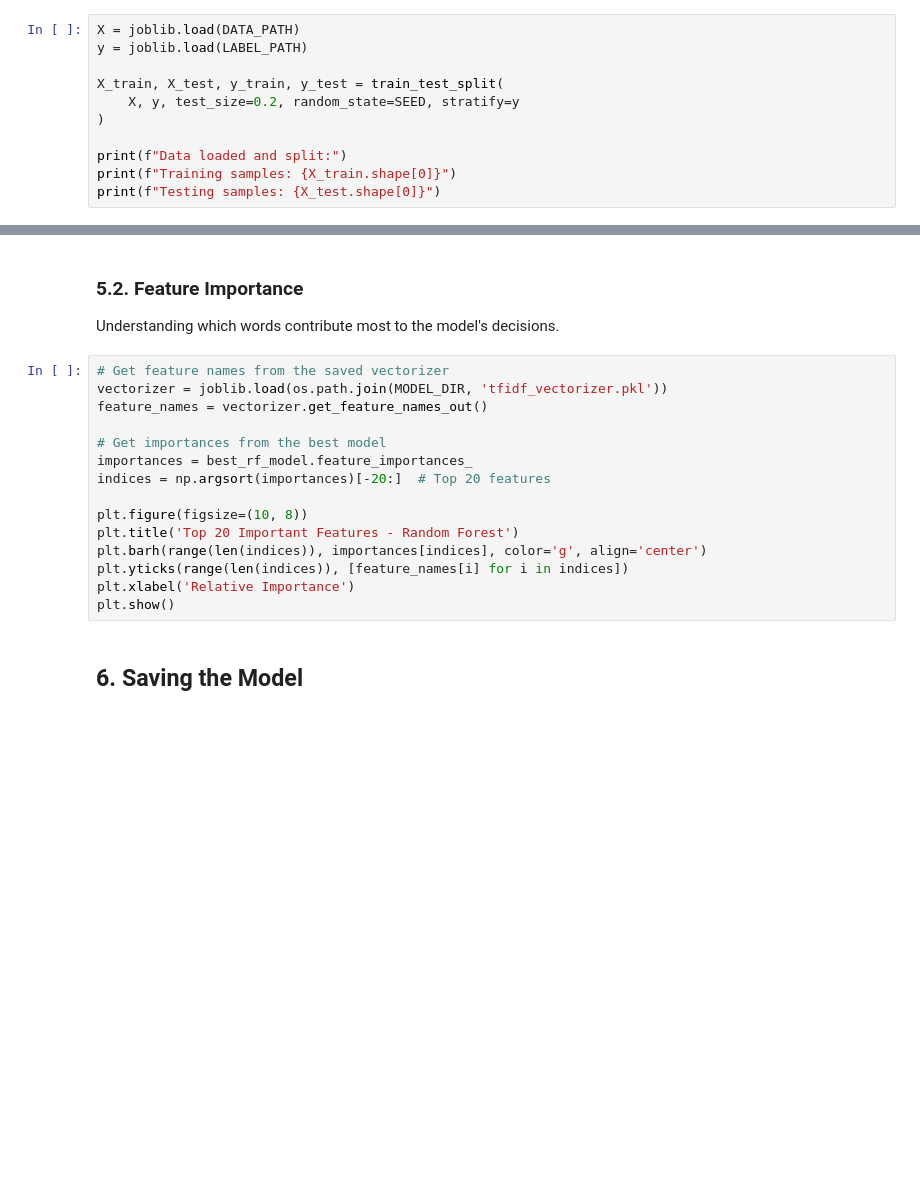
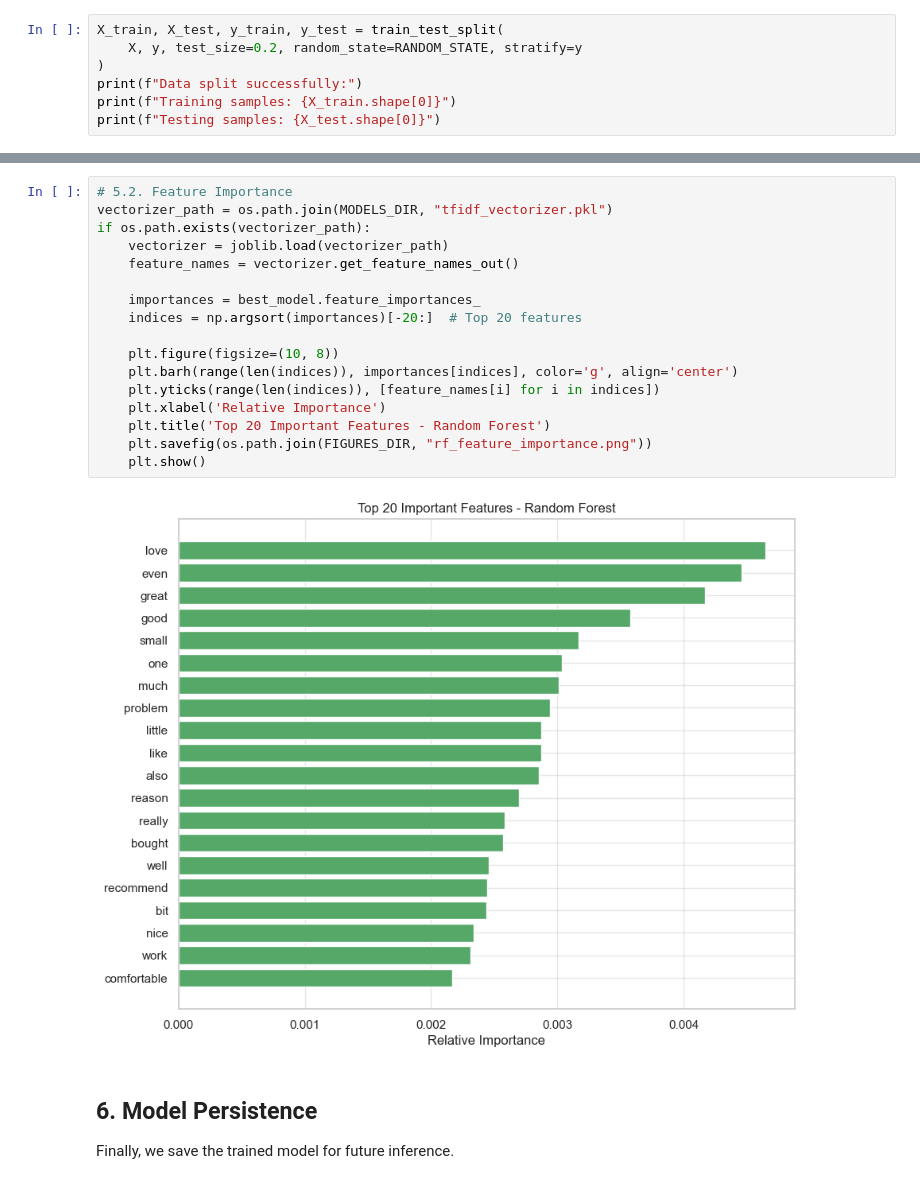
Before and after one commit to zAyman01/FakeReviewDetection, a Jupyter notebook: notebooks/random_forest.ipynb, the cells around one changed output, grey strips where cells are left out. Drawn from its saved outputs; the diff is of its cells as text; blank space fills up the shorter version.

```diff
--- a/notebooks/random_forest.ipynb
+++ b/notebooks/random_forest.ipynb
@@ -28,11 +44,7 @@ We load the precomputed TF-IDF features and labels. We split the data into train
 # %%
-X = joblib.load(DATA_PATH)
-y = joblib.load(LABEL_PATH)
-
 X_train, X_test, y_train, y_test = train_test_split(
-    X, y, test_size=0.2, random_state=SEED, stratify=y
+    X, y, test_size=0.2, random_state=RANDOM_STATE, stratify=y
 )
-
-print(f"Data loaded and split:")
+print(f"Data split successfully:")
 print(f"Training samples: {X_train.shape[0]}")
 print(f"Testing samples: {X_test.shape[0]}")
@@ -99,21 +131,24 @@ plt.show()
-# %% [markdown]
-### 5.2. Feature Importance
-Understanding which words contribute most to the model's decisions.
 # %%
-# Get feature names from the saved vectorizer
-vectorizer = joblib.load(os.path.join(MODEL_DIR, 'tfidf_vectorizer.pkl'))
-feature_names = vectorizer.get_feature_names_out()
+# 5.2. Feature Importance
+vectorizer_path = os.path.join(MODELS_DIR, "tfidf_vectorizer.pkl")
+if os.path.exists(vectorizer_path):
+    vectorizer = joblib.load(vectorizer_path)
+    feature_names = vectorizer.get_feature_names_out()
 
-# Get importances from the best model
-importances = best_rf_model.feature_importances_
-indices = np.argsort(importances)[-20:]  # Top 20 features
+    importances = best_model.feature_importances_
+    indices = np.argsort(importances)[-20:]  # Top 20 features
 
-plt.figure(figsize=(10, 8))
-plt.title('Top 20 Important Features - Random Forest')
-plt.barh(range(len(indices)), importances[indices], color='g', align='center')
-plt.yticks(range(len(indices)), [feature_names[i] for i in indices])
-plt.xlabel('Relative Importance')
-plt.show()
+    plt.figure(figsize=(10, 8))
+    plt.barh(range(len(indices)), importances[indices], color='g', align='center')
+    plt.yticks(range(len(indices)), [feature_names[i] for i in indices])
+    plt.xlabel('Relative Importance')
+    plt.title('Top 20 Important Features - Random Forest')
+    plt.savefig(os.path.join(FIGURES_DIR, "rf_feature_importance.png"))
+    plt.show()
+# %% [output]
+[figure, added]
-# %% [markdown]
-## 6. Saving the Model
+# %% [markdown]
+## 6. Model Persistence
+
+Finally, we save the trained model for future inference.
 # %%
```
Also changed, not shown: parts of 14 cells of this notebook, 41 other files.
